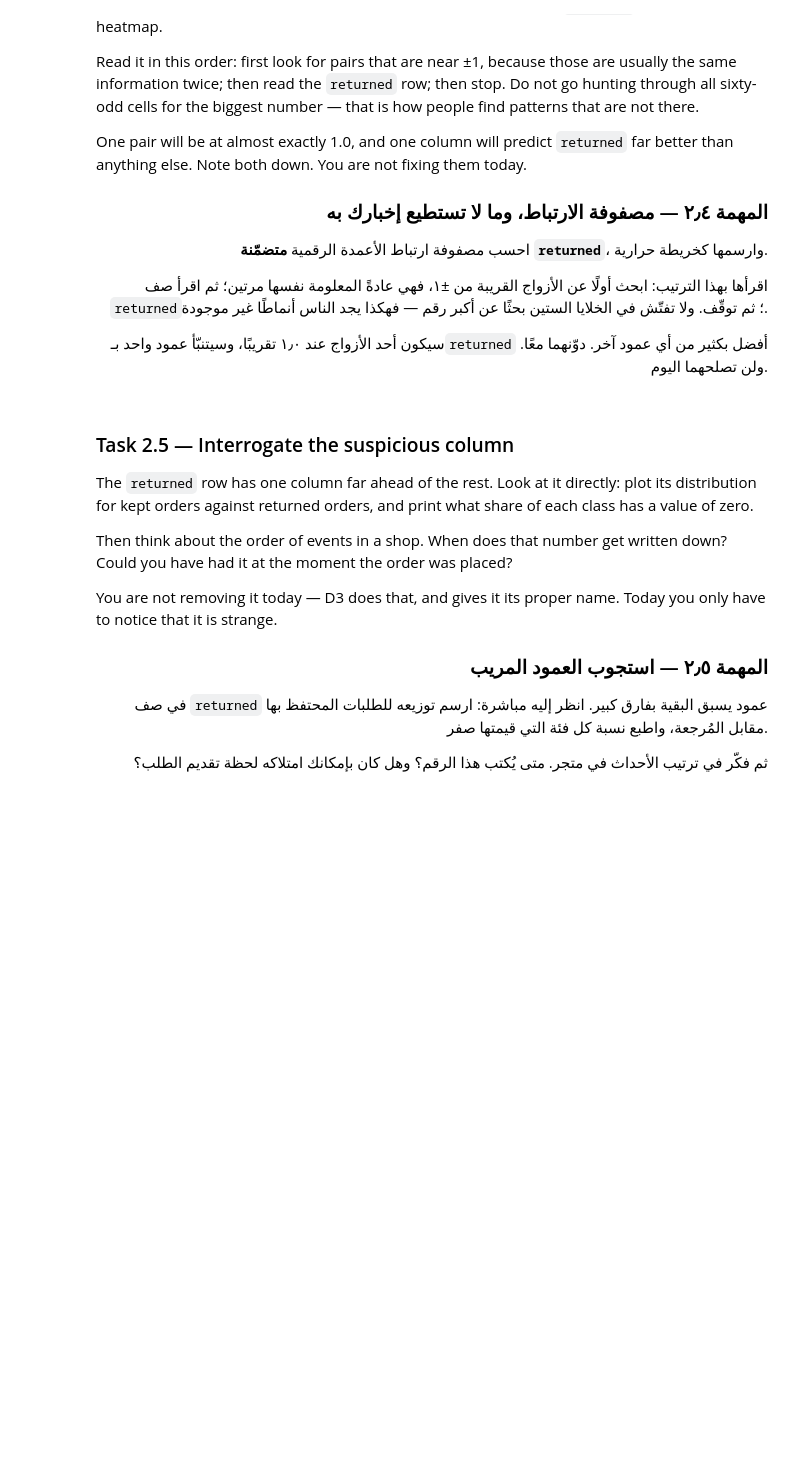
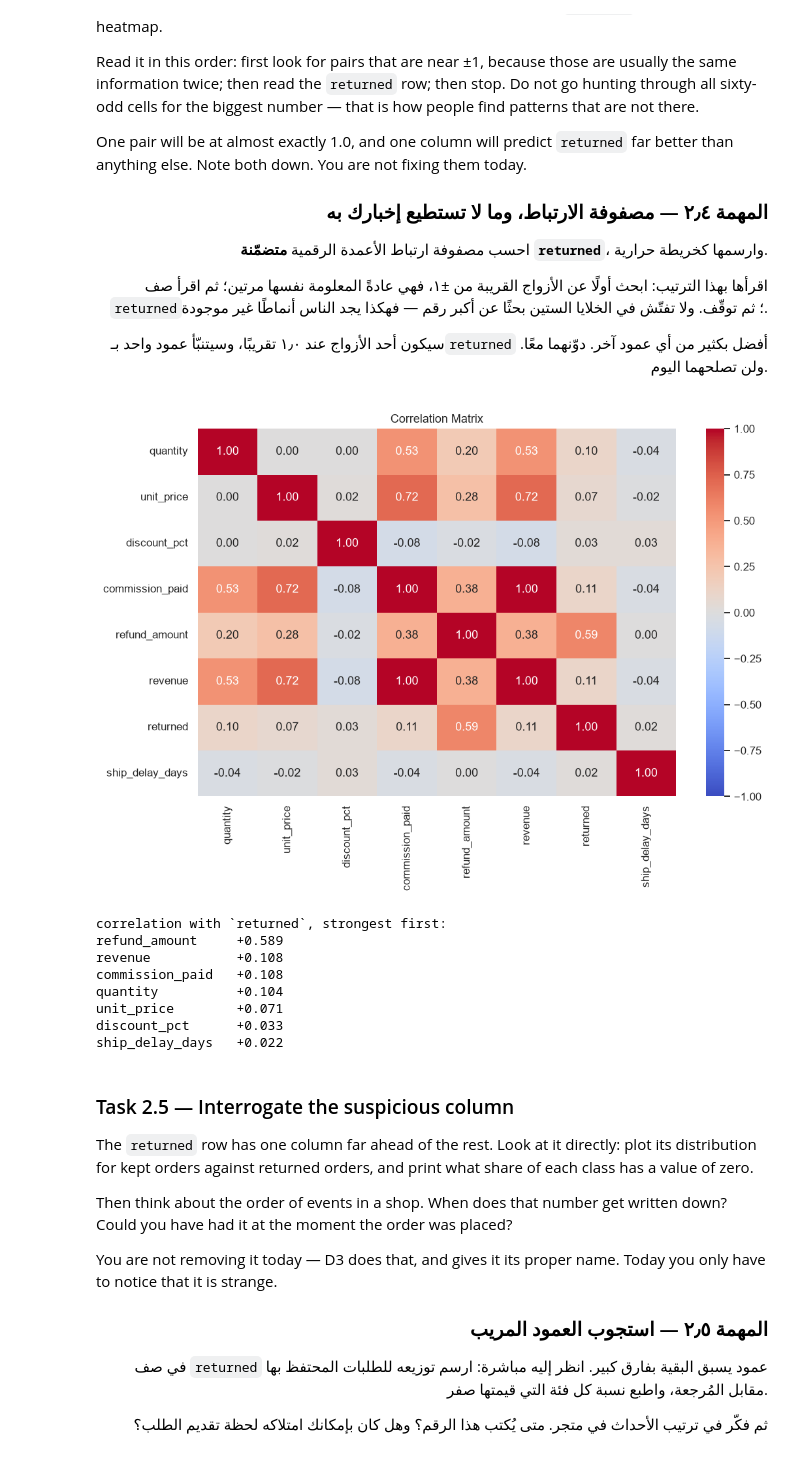
Before and after one commit to razanalhadi/AIEP_Olo_student, a Jupyter notebook: week_2_data_engineering/labs_v2/D2_eda_and_visualisation/D2_eda_and_visualisation_blank.ipynb, the cells around one changed output. Drawn from its saved outputs; the diff is of its cells as text; code cells hidden in the pictures; blank space fills up the shorter version.

```diff
--- a/week_2_data_engineering/labs_v2/D2_eda_and_visualisation/D2_eda_and_visualisation_blank.ipynb
+++ b/week_2_data_engineering/labs_v2/D2_eda_and_visualisation/D2_eda_and_visualisation_blank.ipynb
@@ -363,6 +411,19 @@ Markdown: هل هناك مجموعة لن تذكر نسبتها لمدير، و
 
 # TODO: For each categorical column build a table of return rate and order count, sorted by rate, and print it.
 # مهمة: ابنِ لكل عمود فئوي جدولًا بنسبة الإرجاع وعدد الطلبات، مرتّبًا حسب النسبة، واطبعه.
+group_tables = {}
+for col in CATEGORICAL:
+    table = (
+        raw.groupby(col)["returned"]
+        .agg(
+            return_rate="mean",
+            orders="size"
+        )
+        .sort_values("return_rate")
+    )
+
+    group_tables[col] = table
+
 for col, table in group_tables.items():
     print(f"--- {col} ---")
     print(table.to_string(formatters={"return_rate": "{:.1%}".format}), "\n")
@@ -453,28 +558,70 @@ anything else. Note both down. You are not fixing them today.
 # %%
 # ────────────────────────────────────────────────────────────────────
 # 1) Select the numeric columns, but drop the ones that are identifiers rather than
 #    measurements — an order id has no meaningful correlation with anything.
 # 2) Compute the correlation matrix and draw it with a diverging colour map centred
 #    on zero, so positive and negative are visually distinct.
 # 3) Annotate the cells; an unlabelled heatmap cannot be read precisely.
 # 4) Print the `returned` row on its own, sorted, so the ranking is explicit.
 # Search: "seaborn heatmap annot corr diverging"
 # https://seaborn.pydata.org/generated/seaborn.heatmap.html
 #
 # ١) اختر الأعمدة الرقمية، واستبعد ما هو معرّف لا قياس — فرقم الطلب لا ارتباط
 #    ذا معنى له بأي شيء.
 # ٢) احسب مصفوفة الارتباط وارسمها بخريطة ألوان متباعدة مركزها الصفر، ليتمايز
 #    الموجب عن السالب بصريًّا.
 # ٣) اكتب القيم داخل الخلايا؛ فالخريطة بلا تسميات لا تُقرأ بدقّة.
 # ٤) اطبع صف `returned` وحده مرتّبًا، ليكون الترتيب صريحًا.
 # ابحث عن: "seaborn heatmap annot corr diverging"
 # ────────────────────────────────────────────────────────────────────
 
 DROP_FROM_CORR = ["order_id"]
 # TODO: Build and plot the correlation matrix of the numeric columns including `returned`, then print the `returned` row sorted by absolute strength.
 # مهمة: ابنِ وارسم مصفوفة ارتباط الأعمدة الرقمية متضمّنة `returned`، ثم اطبع صف `returned` مرتّبًا حسب القوة المطلقة.
+DROP_FROM_CORR = ["order_id"]
+
+# Select numeric columns and remove identifier columns
+numeric_cols = raw.select_dtypes(include="number").columns.tolist()
+numeric_cols = [col for col in numeric_cols if col not in DROP_FROM_CORR]
+
+# Correlation matrix
+corr = raw[numeric_cols].corr()
+
+# Plot heatmap
+plt.figure(figsize=(10, 7))
+
+sns.heatmap(
+    corr,
+    annot=True,
+    fmt=".2f",
+    cmap="coolwarm",
+    center=0,
+    vmin=-1,
+    vmax=1
+)
+
+plt.title("Correlation Matrix")
+plt.tight_layout()
+plt.show()
+
+# Correlation with returned, strongest first
+returned_corr = (
+    corr["returned"]
+    .drop("returned")
+    .sort_values(key=abs, ascending=False)
+)
 print("correlation with `returned`, strongest first:")
 print(returned_corr.to_string(float_format="{:+.3f}".format))
+# %% [output]
+[figure, added]
+correlation with `returned`, strongest first:
+refund_amount     +0.589
+revenue           +0.108
+commission_paid   +0.108
+quantity          +0.104
+unit_price        +0.071
+discount_pct      +0.033
+ship_delay_days   +0.022
 # %% [markdown]
 ### Task 2.5 — Interrogate the suspicious column
 
```
Also changed, not shown: parts of 8 cells of this notebook.
